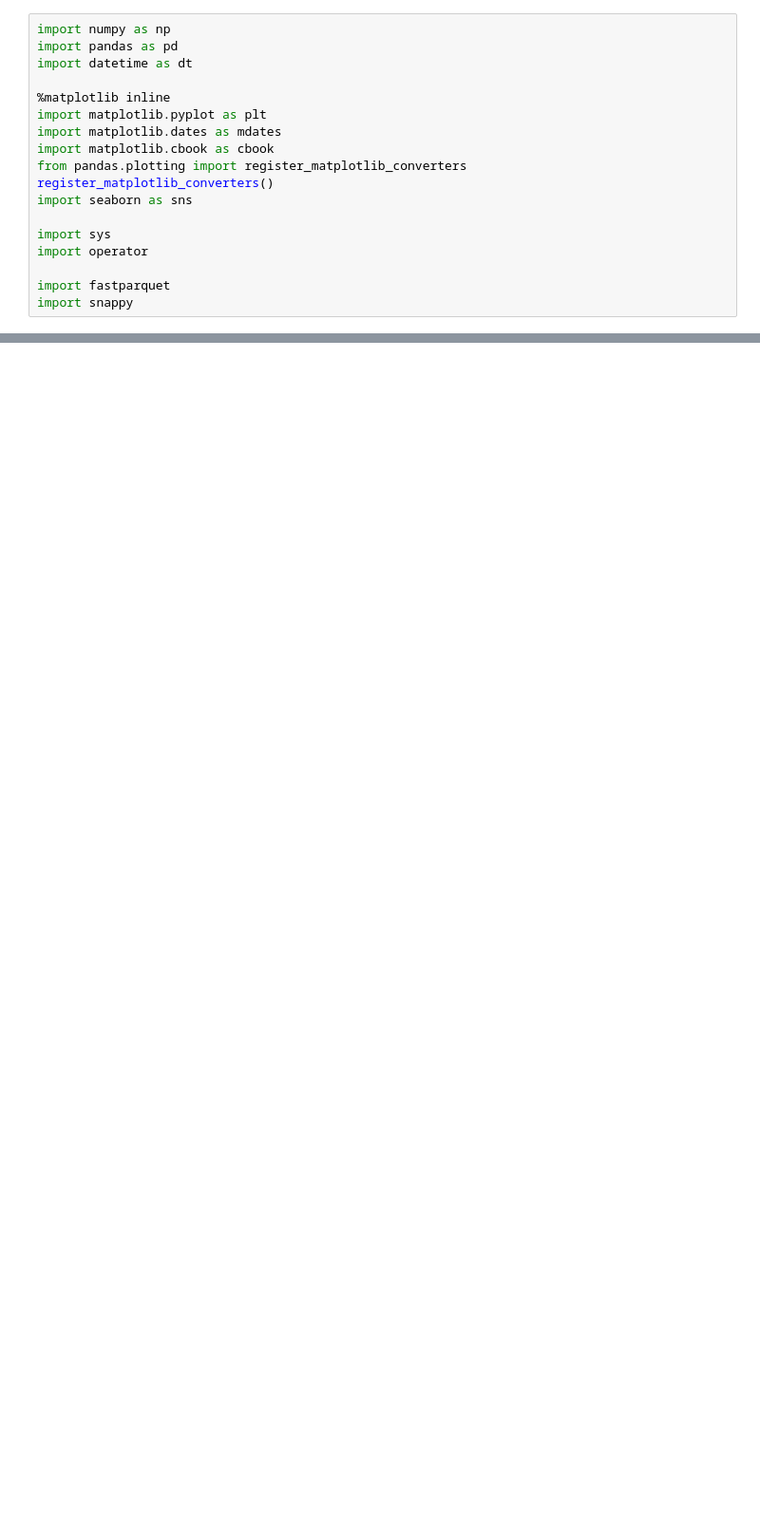
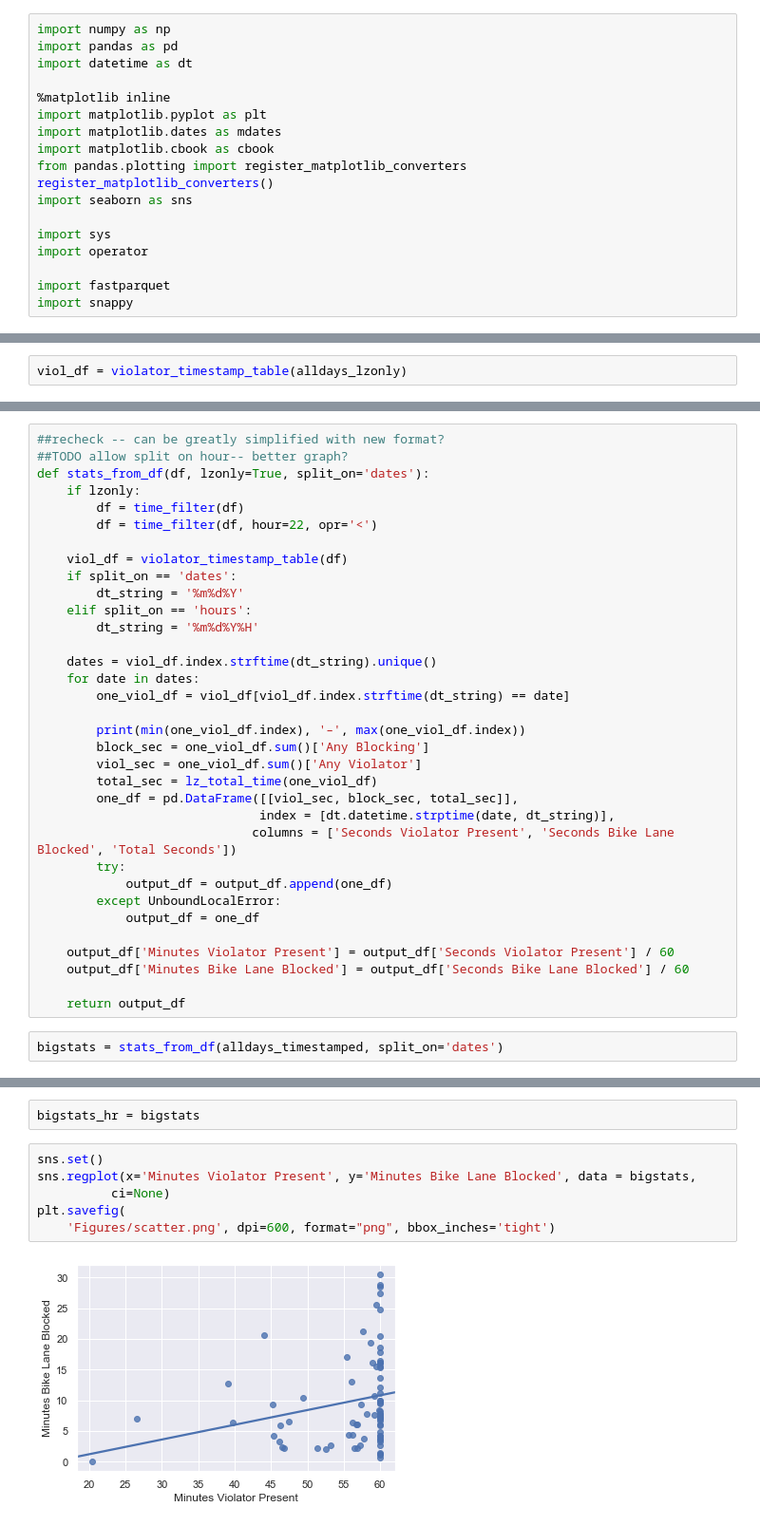
Before and after one commit to ucla-its/curb-analysis-visuals, a Jupyter notebook: Solutions for a Small Planet (pd1v2).ipynb, the cells around one changed output, grey strips where cells are left out. Shown at 95% size. Saved outputs shown, nothing was run; the diff lists cells and outputs as text; blank space fills up the shorter version.

```diff
--- a/Solutions for a Small Planet (pd1v2).ipynb
+++ b/Solutions for a Small Planet (pd1v2).ipynb
@@ -268,0 +181,2 @@ KeyboardInterrupt:
+# %%
+viol_df = violator_timestamp_table(alldays_lzonly)
@@ -268,0 +302,36 @@ KeyboardInterrupt:
+# %%
+##recheck -- can be greatly simplified with new format?
+##TODO allow split on hour-- better graph?
+def stats_from_df(df, lzonly=True, split_on='dates'):
+    if lzonly:
+        df = time_filter(df)
+        df = time_filter(df, hour=22, opr='<')
+
+    viol_df = violator_timestamp_table(df)
+    if split_on == 'dates':
+        dt_string = '%m%d%Y'
+    elif split_on == 'hours':
+        dt_string = '%m%d%Y%H'
+
+    dates = viol_df.index.strftime(dt_string).unique()
+    for date in dates:
+        one_viol_df = viol_df[viol_df.index.strftime(dt_string) == date]
+
+        print(min(one_viol_df.index), '–', max(one_viol_df.index))
+        block_sec = one_viol_df.sum()['Any Blocking']
+        viol_sec = one_viol_df.sum()['Any Violator']
+        total_sec = lz_total_time(one_viol_df)
+        one_df = pd.DataFrame([[viol_sec, block_sec, total_sec]],
+                              index = [dt.datetime.strptime(date, dt_string)],
+                             columns = ['Seconds Violator Present', 'Seconds Bike Lane Blocked', 'Total Seconds'])
+        try:
+            output_df = output_df.append(one_df)
+        except UnboundLocalError:
+            output_df = one_df
+
+    output_df['Minutes Violator Present'] = output_df['Seconds Violator Present'] / 60
+    output_df['Minutes Bike Lane Blocked'] = output_df['Seconds Bike Lane Blocked'] / 60
+
+    return output_df
+# %%
+bigstats = stats_from_df(alldays_timestamped, split_on='dates')
@@ -269,3 +363,13 @@ KeyboardInterrupt:
+# %%
+bigstats_hr = bigstats
+# %%
+sns.set()
+sns.regplot(x='Minutes Violator Present', y='Minutes Bike Lane Blocked', data = bigstats,
+          ci=None)
+plt.savefig(
+    'Figures/scatter.png', dpi=600, format="png", bbox_inches='tight')
+# %% [output]
+[figure, added]
 # %% [markdown]
 ## Moving Forwards
 ### short-term
```
Also changed, not shown: parts of 43 cells of this notebook, 42 other files.
